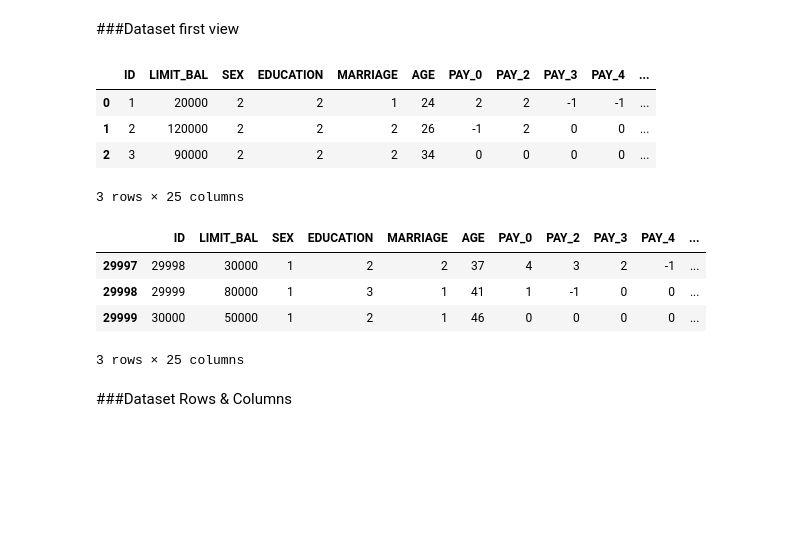
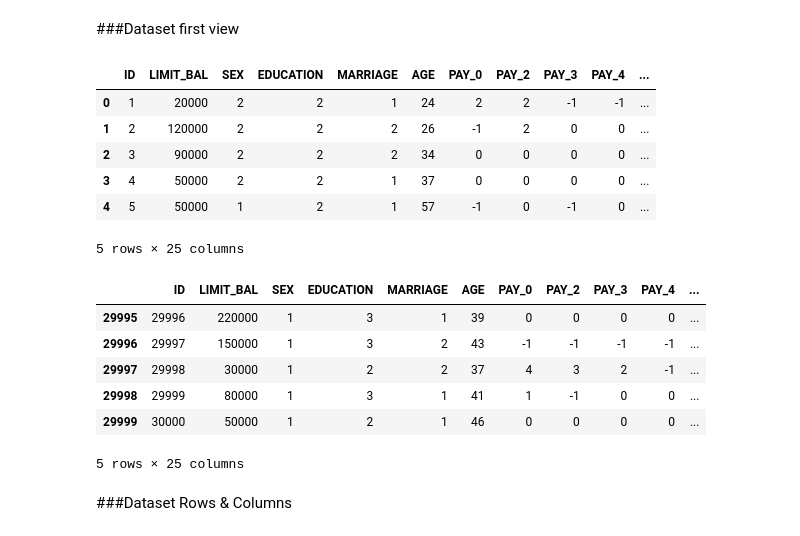
Before and after one commit to shivankb/credit_card_default_prediction, a Jupyter notebook: credit_card_default_prediction.ipynb, the cells around one changed output. Cells and saved outputs as stored; diff of their text form; code cells hidden in the pictures; blank space fills up the shorter version.

```diff
--- a/credit_card_default_prediction.ipynb
+++ b/credit_card_default_prediction.ipynb
@@ -29,21 +34,25 @@ credit_df = pd.read_excel("/content/drive/MyDrive/Credit Card Defaut ML Regressi
 # %% [markdown]
 ###Dataset first view
 # %%
-credit_df.head(3)
+credit_df.head()
 # %% [output]
 |  | ID | LIMIT_BAL | SEX | EDUCATION | MARRIAGE | AGE | PAY_0 | PAY_2 | PAY_3 | PAY_4 | ... |
 | 0 | 1 | 20000 | 2 | 2 | 1 | 24 | 2 | 2 | -1 | -1 | ... |
 | 1 | 2 | 120000 | 2 | 2 | 2 | 26 | -1 | 2 | 0 | 0 | ... |
 | 2 | 3 | 90000 | 2 | 2 | 2 | 34 | 0 | 0 | 0 | 0 | ... |
+| 3 | 4 | 50000 | 2 | 2 | 1 | 37 | 0 | 0 | 0 | 0 | ... |
+| 4 | 5 | 50000 | 1 | 2 | 1 | 57 | -1 | 0 | -1 | 0 | ... |
-3 rows × 25 columns
+5 rows × 25 columns
 # %%
-credit_df.tail(3)
+credit_df.tail()
 # %% [output]
 |  | ID | LIMIT_BAL | SEX | EDUCATION | MARRIAGE | AGE | PAY_0 | PAY_2 | PAY_3 | PAY_4 | ... |
+| 29995 | 29996 | 220000 | 1 | 3 | 1 | 39 | 0 | 0 | 0 | 0 | ... |
+| 29996 | 29997 | 150000 | 1 | 3 | 2 | 43 | -1 | -1 | -1 | -1 | ... |
 | 29997 | 29998 | 30000 | 1 | 2 | 2 | 37 | 4 | 3 | 2 | -1 | ... |
 | 29998 | 29999 | 80000 | 1 | 3 | 1 | 41 | 1 | -1 | 0 | 0 | ... |
 | 29999 | 30000 | 50000 | 1 | 2 | 1 | 46 | 0 | 0 | 0 | 0 | ... |
-3 rows × 25 columns
+5 rows × 25 columns
 # %% [markdown]
 ###Dataset Rows & Columns
 # %%
```
Also changed, not shown: parts of 47 cells of this notebook.
